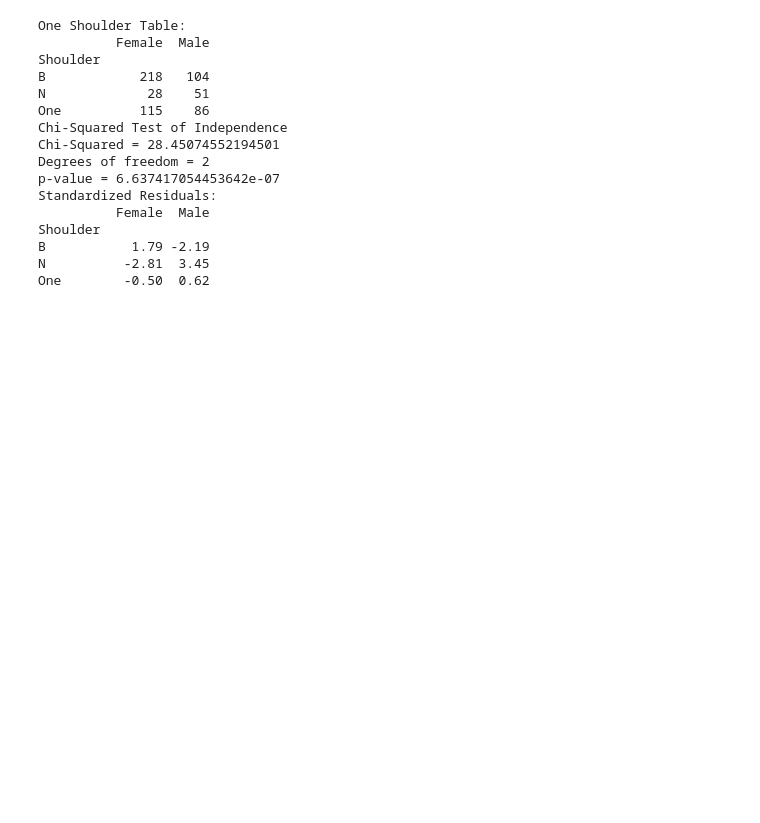
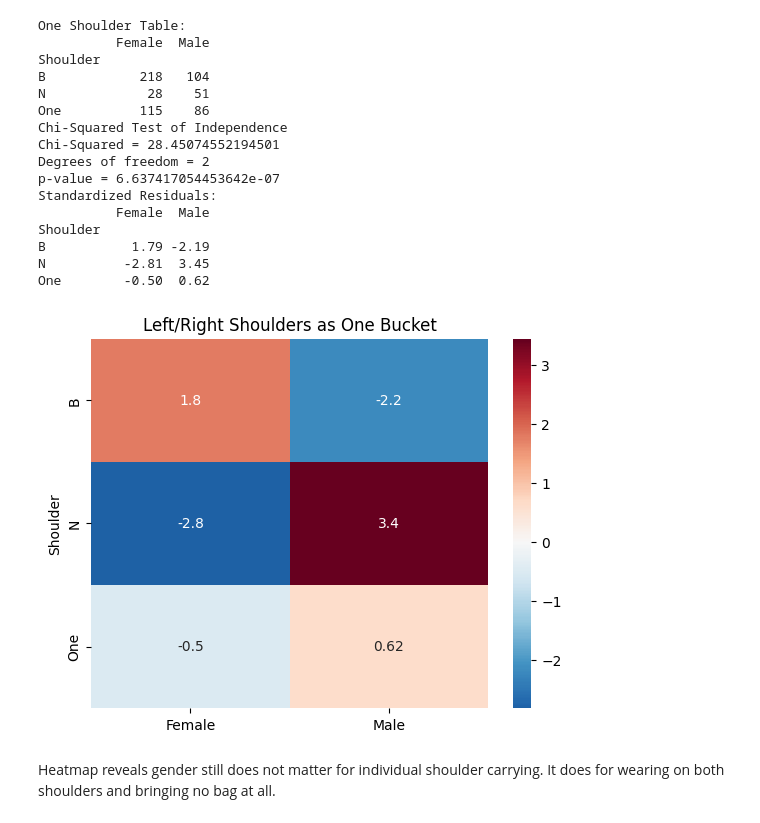
Before and after one commit to DominicTanzillo/510_Statistics, a Jupyter notebook: Freshman_Backpacks.ipynb, the cells around one changed output. Saved outputs shown, nothing was run; the diff lists cells and outputs as text; code cells hidden in the pictures; blank space fills up the shorter version.

```diff
--- a/Freshman_Backpacks.ipynb
+++ b/Freshman_Backpacks.ipynb
@@ -191,3 +203,11 @@ Shoulder
 B           1.79 -2.19
 N          -2.81  3.45
 One        -0.50  0.62
+# %%
+sns.heatmap(residuals, annot=True, cmap='RdBu_r', center=0)
+plt.title('Left/Right Shoulders as One Bucket')
+plt.show()
+# %% [output]
+[figure, added]
+# %% [markdown]
+Heatmap reveals gender still does not matter for individual shoulder carrying. It does for wearing on both shoulders and bringing no bag at all.
```
Also changed, not shown: parts of 3 cells of this notebook.
